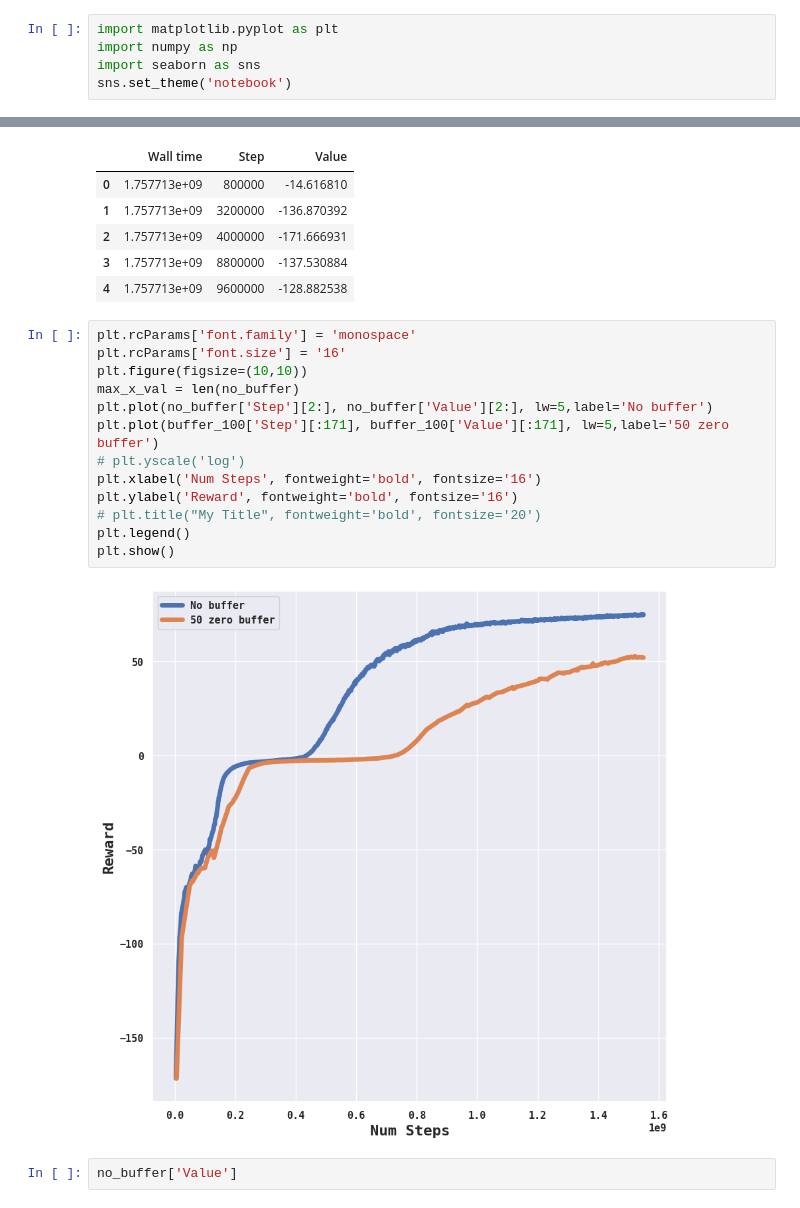
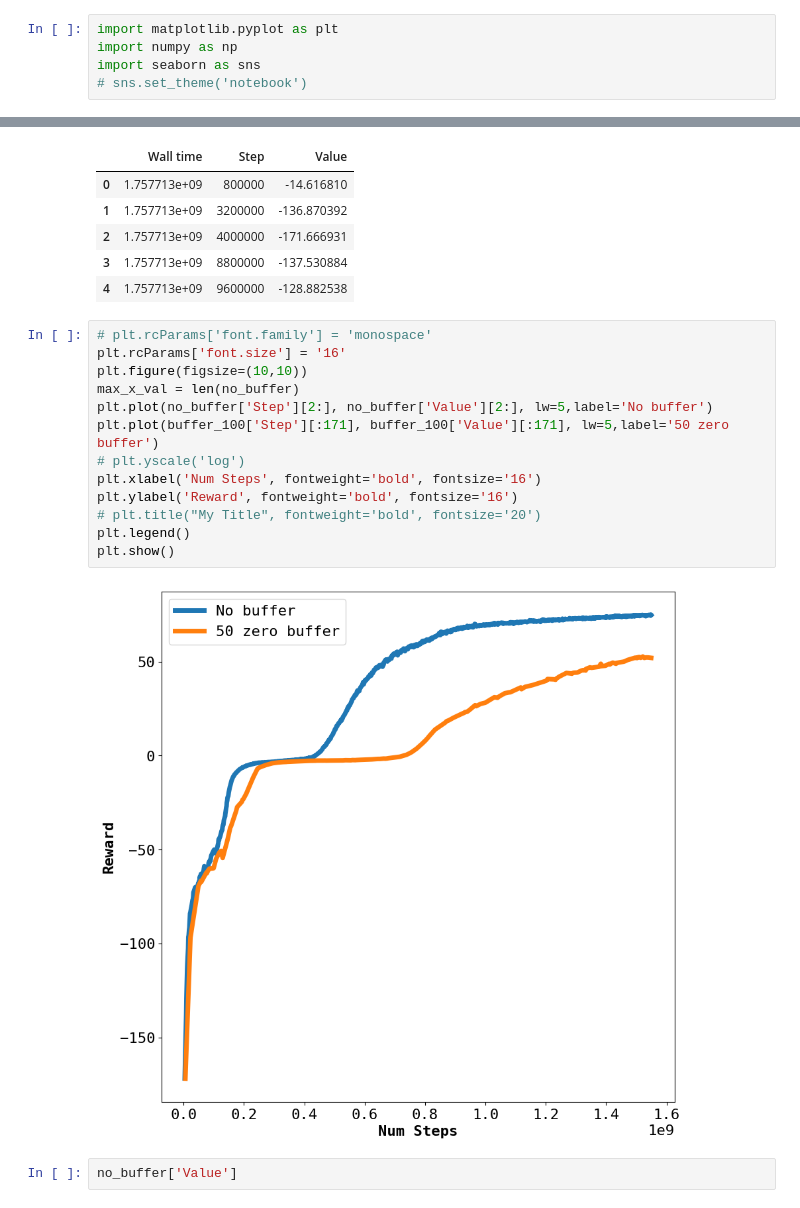
Before and after one commit to DIRECTLab/IsaacLab-HARL, a Jupyter notebook: scripts/reinforcement_learning/harl/paper_plots.ipynb, the cells around one changed output, grey strips where cells are left out. Drawn from its saved outputs; the diff is of its cells as text.

```diff
--- a/scripts/reinforcement_learning/harl/paper_plots.ipynb
+++ b/scripts/reinforcement_learning/harl/paper_plots.ipynb
@@ -2,5 +2,5 @@
 import matplotlib.pyplot as plt
 import numpy as np
 import seaborn as sns
-sns.set_theme('notebook')
+# sns.set_theme('notebook')
 # %%
@@ -45,20 +50,20 @@ no_buffer.head()
 | 3 | 1.757713e+09 | 8800000 | -137.530884 |
 | 4 | 1.757713e+09 | 9600000 | -128.882538 |
 # %%
-plt.rcParams['font.family'] = 'monospace'
+# plt.rcParams['font.family'] = 'monospace'
 plt.rcParams['font.size'] = '16'
 plt.figure(figsize=(10,10))
 max_x_val = len(no_buffer)
 plt.plot(no_buffer['Step'][2:], no_buffer['Value'][2:], lw=5,label='No buffer')
 plt.plot(buffer_100['Step'][:171], buffer_100['Value'][:171], lw=5,label='50 zero buffer')
 # plt.yscale('log')
 plt.xlabel('Num Steps', fontweight='bold', fontsize='16')
 plt.ylabel('Reward', fontweight='bold', fontsize='16')
 # plt.title("My Title", fontweight='bold', fontsize='20')
 plt.legend()
 plt.show()
 # %% [output]
-[figure, old version]
+[figure, new version]
 # %%
 no_buffer['Value']
 # %% [output]
```
Also changed, not shown: parts of 5 cells of this notebook, 1 other file.
